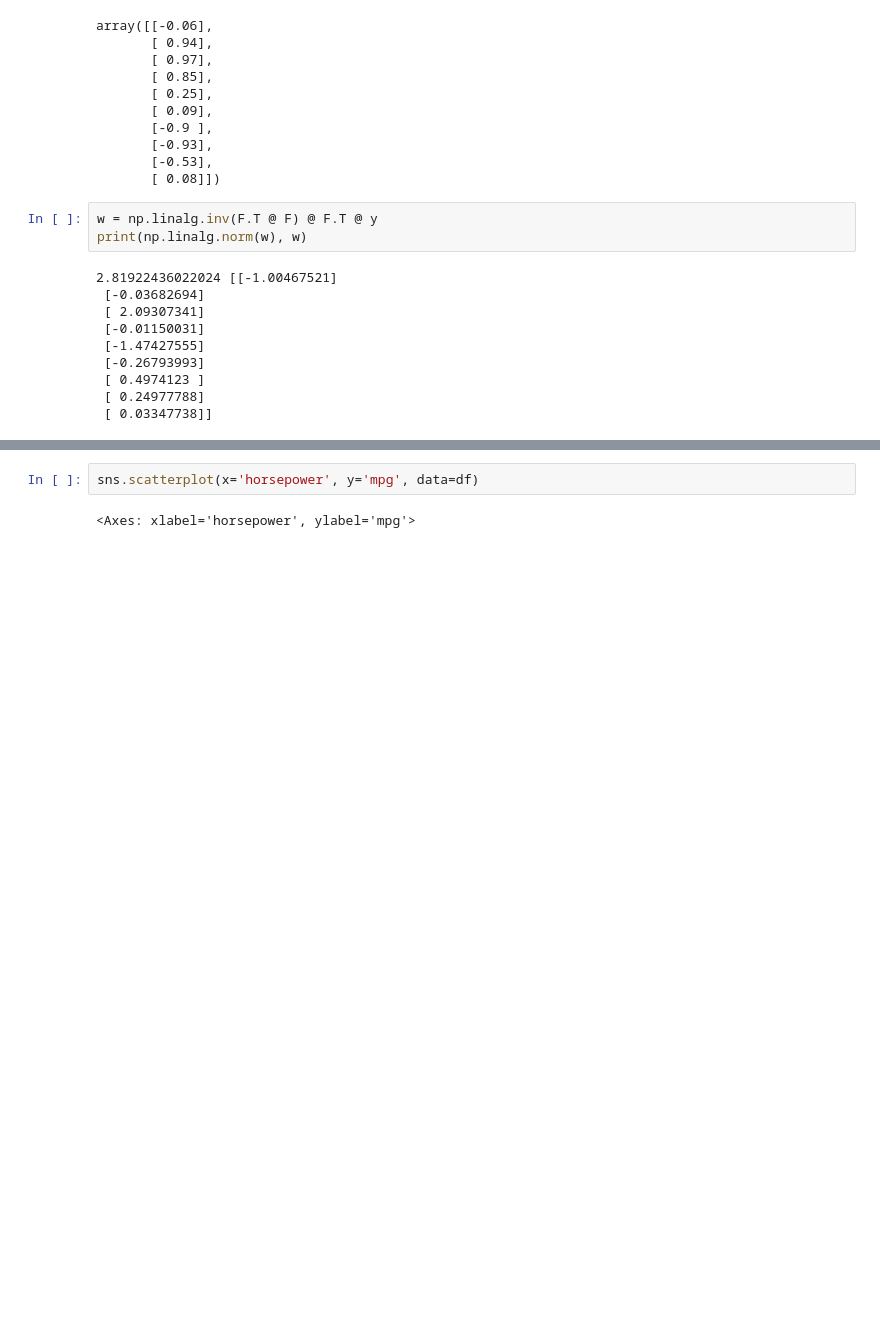
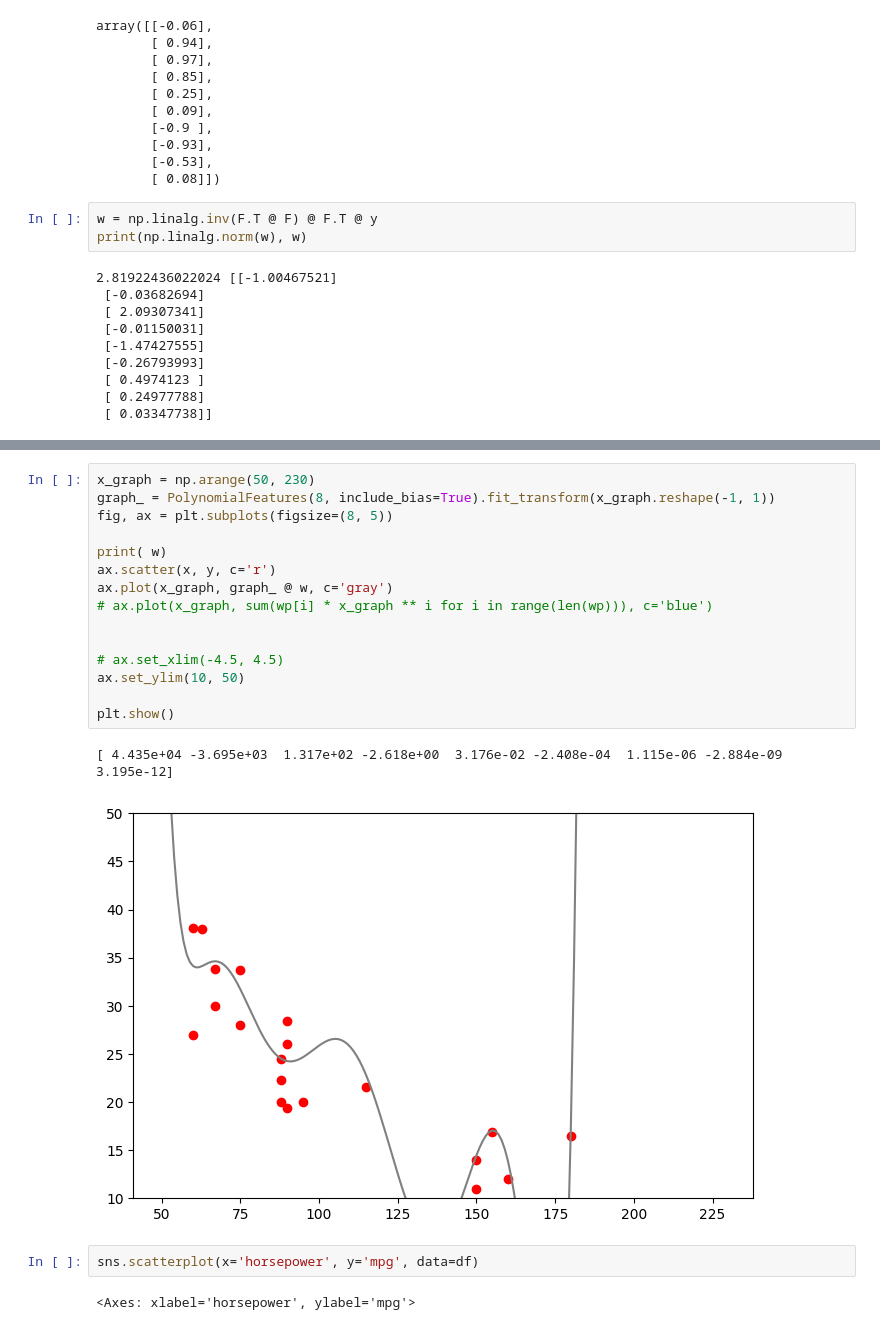
Before and after one commit to aice-ice/Senior-project, a Jupyter notebook: answer.ipynb, the cells around one changed output, grey strips where cells are left out. Drawn from its saved outputs; the diff is of its cells as text; blank space fills up the shorter version.

```diff
--- a/answer.ipynb
+++ b/answer.ipynb
@@ -204,3 +272,21 @@ plt.scatter(X[:, 0], X[:, 1])
+# %%
+x_graph = np.arange(50, 230)
+graph_ = PolynomialFeatures(8, include_bias=True).fit_transform(x_graph.reshape(-1, 1))
+fig, ax = plt.subplots(figsize=(8, 5))
+
+print( w)
+ax.scatter(x, y, c='r')
+ax.plot(x_graph, graph_ @ w, c='gray')
+# ax.plot(x_graph, sum(wp[i] * x_graph ** i for i in range(len(wp))), c='blue')
+
+
+# ax.set_xlim(-4.5, 4.5)
+ax.set_ylim(10, 50)
+
+plt.show()
+# %% [output]
+[ 4.435e+04 -3.695e+03  1.317e+02 -2.618e+00  3.176e-02 -2.408e-04  1.115e-06 -2.884e-09  3.195e-12]
+[figure, added]
 # %%
 sns.scatterplot(x='horsepower', y='mpg', data=df)
 # %% [output]
```
Also changed, not shown: parts of 5 cells of this notebook, 1 other file.
